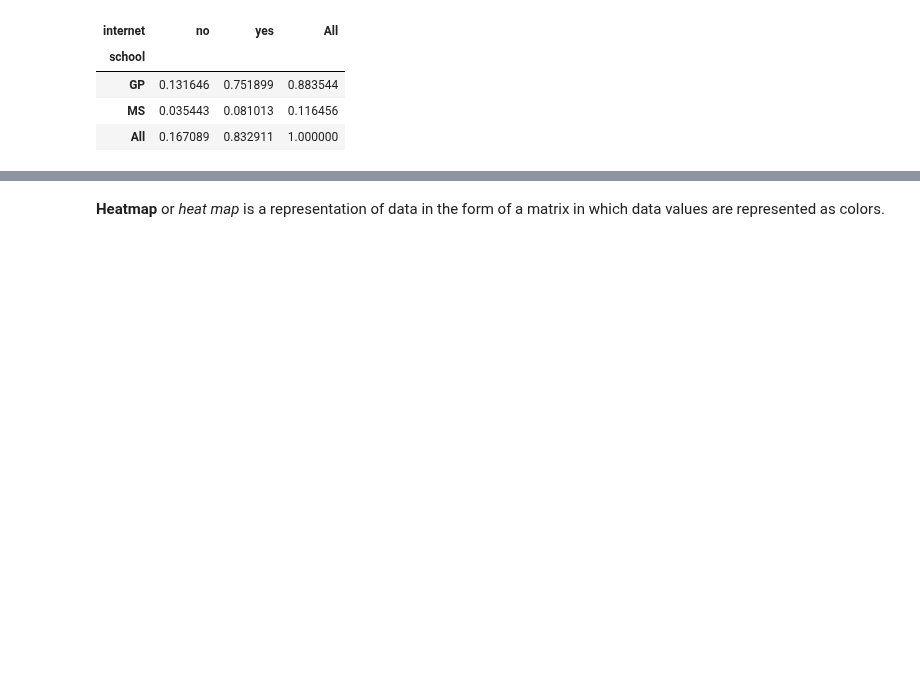
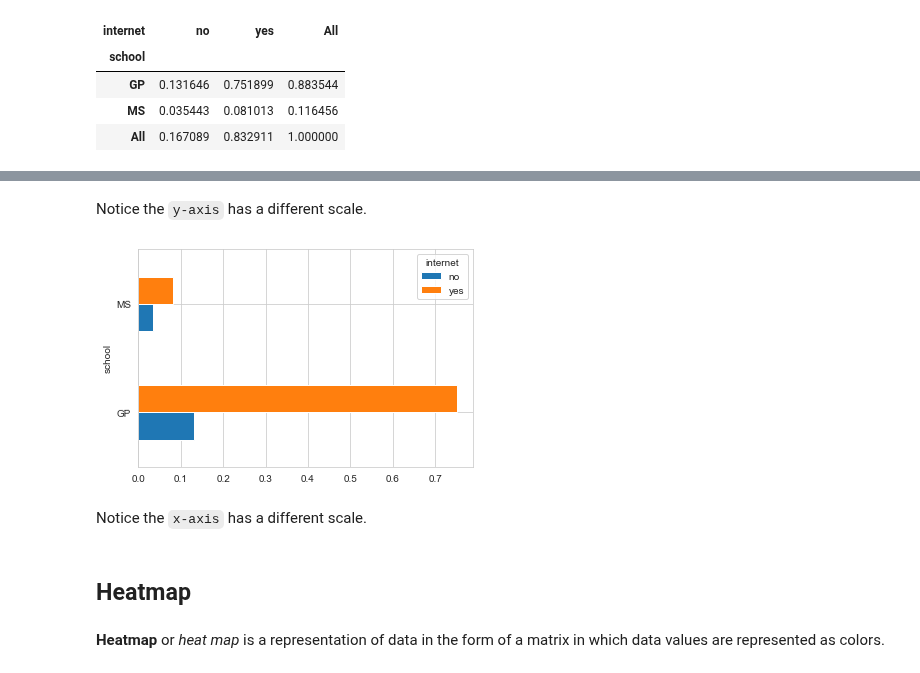
Before and after one commit to Goliath-Research/Computational-Statistics, a Jupyter notebook: 03-Descriptive Statistics/01-Frequency.ipynb, the cells around one changed output, grey strips where cells are left out. Drawn from its saved outputs; the diff is of its cells as text; code cells hidden in the pictures; blank space fills up the shorter version.

```diff
--- a/03-Descriptive Statistics/01-Frequency.ipynb
+++ b/03-Descriptive Statistics/01-Frequency.ipynb
@@ -147,3 +159,14 @@ pd.crosstab(data.school, data.internet, margins=True, normalize=True)
+# %% [markdown]
+Notice the `y-axis` has a different scale.
+# %%
+# Horizontal bars
+pd.crosstab(data.school, data.internet, normalize=True).plot(kind='barh', rot=True);
+# %% [output]
+[figure, added]
+# %% [markdown]
+Notice the `x-axis` has a different scale.
+# %% [markdown]
+## Heatmap
 # %% [markdown]
 **Heatmap** or *heat* *map* is a representation of data in the form of a matrix in which data values are represented as colors.
 # %%
```
Also changed, not shown: parts of 27 cells of this notebook.
